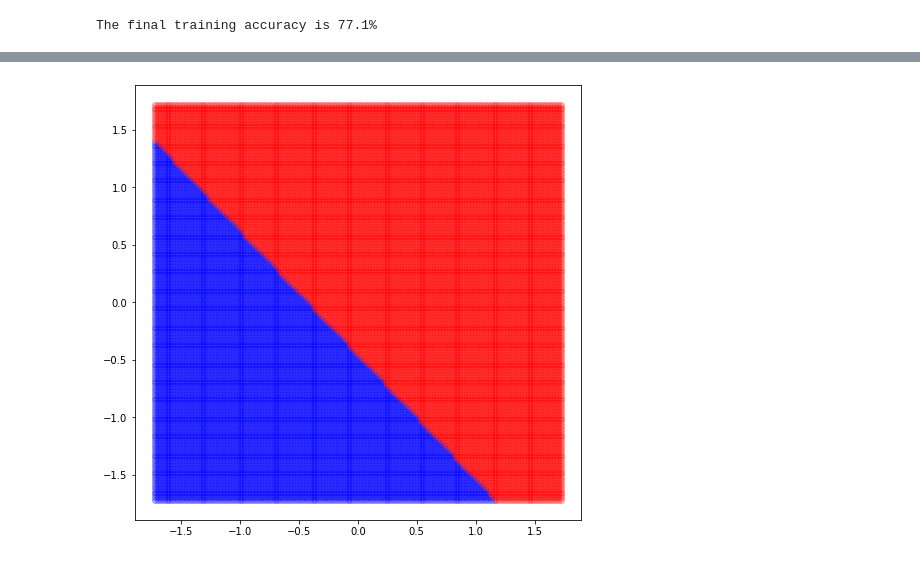
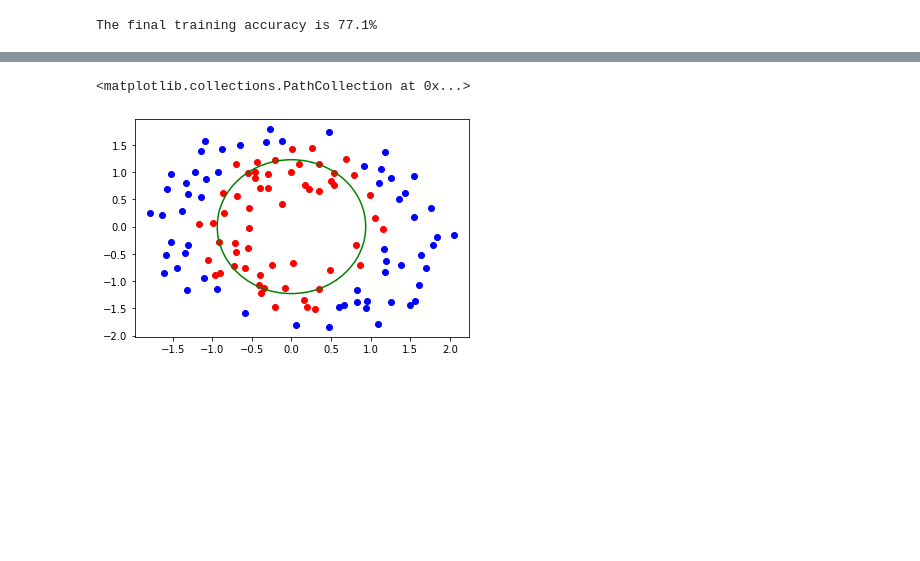
Before and after one commit to SuhyeonHa/MatrixComputation, a Jupyter notebook: Assignment06.ipynb, the cells around one changed output, grey strips where cells are left out. Drawn from its saved outputs; the diff is of its cells as text; code cells hidden in the pictures; blank space fills up the shorter version.

Commit message:
Plot the optimal classifier superimposed on the training data

```diff
--- a/Assignment06.ipynb
+++ b/Assignment06.ipynb
@@ -225,8 +206,16 @@ print(final_theta2)
 # %%
-x_test = np.arange(30, 100, 0.5)
-y_test = np.arange(30, 100, 0.5)
+x_test = np.arange(-2.0, 2.0, 0.1)
+y_test = np.arange(-2.0, 2.0, 0.1)
 x_test = normalize_data(x_test)
 y_test = normalize_data(y_test)
+
 X, Y = np.meshgrid(x_test, y_test)
-test_z = pred_z(final_theta0, final_theta1, final_theta2, X, Y)
-test_sigma = pred_sigma(test_z)
+test_z = pred_z(final_theta, X, Y)
+bound_z = np.empty_like(test_z)
+print(bound_z.shape)
+for i in range(len(X)):
+  for j in range(len(Y)):
+      bound_z[i][j] = int(test_z[i][j])
+      # if bound_z[i][j] != 0:
+      #   bound_z[i][j] = 0.1
+print(bound_z)
@@ -249,13 +231,14 @@ array([[0., 0., 0., ..., 1., 1., 1.],
-# %%
-x_label0    = X[test_sigma == 0]
-x_label1    = X[test_sigma == 1]
-
-y_label0    = Y[test_sigma == 0]
-y_label1    = Y[test_sigma == 1]
-
-plt.figure(figsize=(8, 8))
-plt.scatter(x_label0, y_label0, alpha=0.3, c='b')
-plt.scatter(x_label1, y_label1, alpha=0.3, c='r')
-plt.show()
-# %% [output]
-[figure, removed]
+# %%
+pointX0 = pointX[pred_label == 0]
+pointY0 = pointY[pred_label == 0]
+
+pointX1 = pointX[pred_label == 1]
+pointY1 = pointY[pred_label == 1]
+
+fig, ax = plt.subplots()
+CS = ax.contour(X, Y, test_z, levels=[1.], colors='g')
+ax.scatter(pointX0, pointY0, c='b')
+ax.scatter(pointX1, pointY1, c='r')
+# %% [output]
+<matplotlib.collections.PathCollection at 0x...>
+[figure, added]
```
Also changed, not shown: parts of 4 cells of this notebook.
